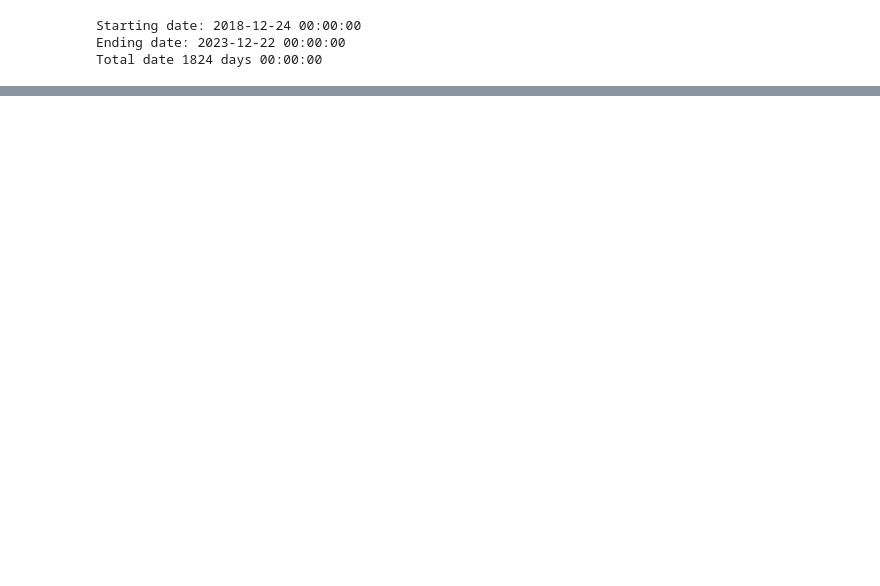
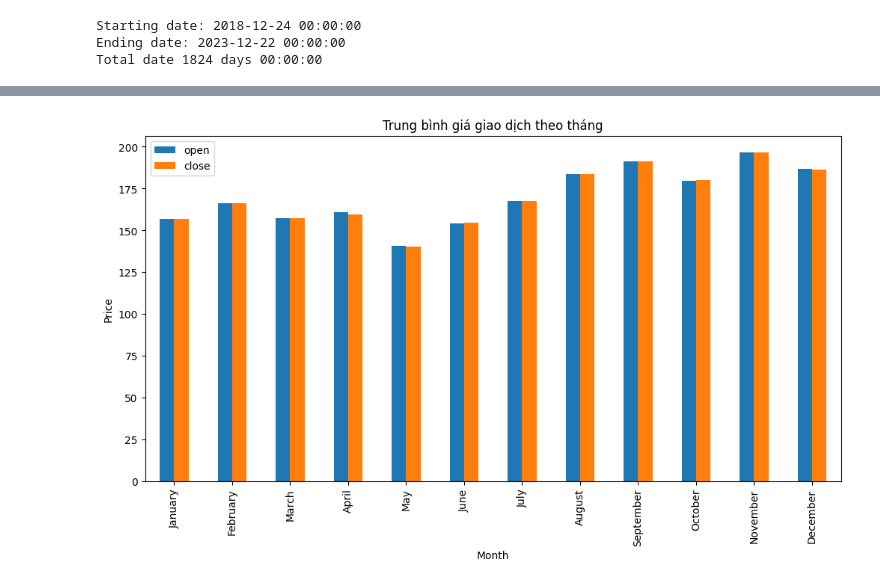
Before and after one commit to davisduccopny/Stock-Prediction-with-Python-project, a Jupyter notebook: main_train.ipynb, the cells around one changed output, grey strips where cells are left out. Drawn from its saved outputs; the diff is of its cells as text; code cells hidden in the pictures; blank space fills up the shorter version.

```diff
--- a/main_train.ipynb
+++ b/main_train.ipynb
@@ -13,2 +113,2 @@ from sklearn.preprocessing import MinMaxScaler
 # %%
-df = pd.read_csv('TESLA.csv')
+df = pd.read_csv('../dataset/TESLA.csv')
@@ -163,0 +251,6 @@ R2 Score: 0.756347503701877
+# %%
+# Nhóm dữ liệu theo tháng của các cột open,close,high và low
+monthvise = df.groupby(df['date'].dt.strftime('%B'))[['open','close']].mean()
+new_order = ['January','February','March','April','May','June','July','August', 'September','October','November','December']
+monthvise = monthvise.reindex(new_order,axis=0)
+monthvise.head()
@@ -163,0 +265,9 @@ R2 Score: 0.756347503701877
+# %%
+# Vẽ bar-plot mô tả
+monthvise.plot(kind = 'bar', figsize=(12,6))
+plt.xlabel('Month')
+plt.ylabel('Price')
+plt.title('Trung bình giá giao dịch theo tháng')
+plt.show()
+# %% [output]
+[figure, added]
```
Also changed, not shown: parts of 111 cells of this notebook.
